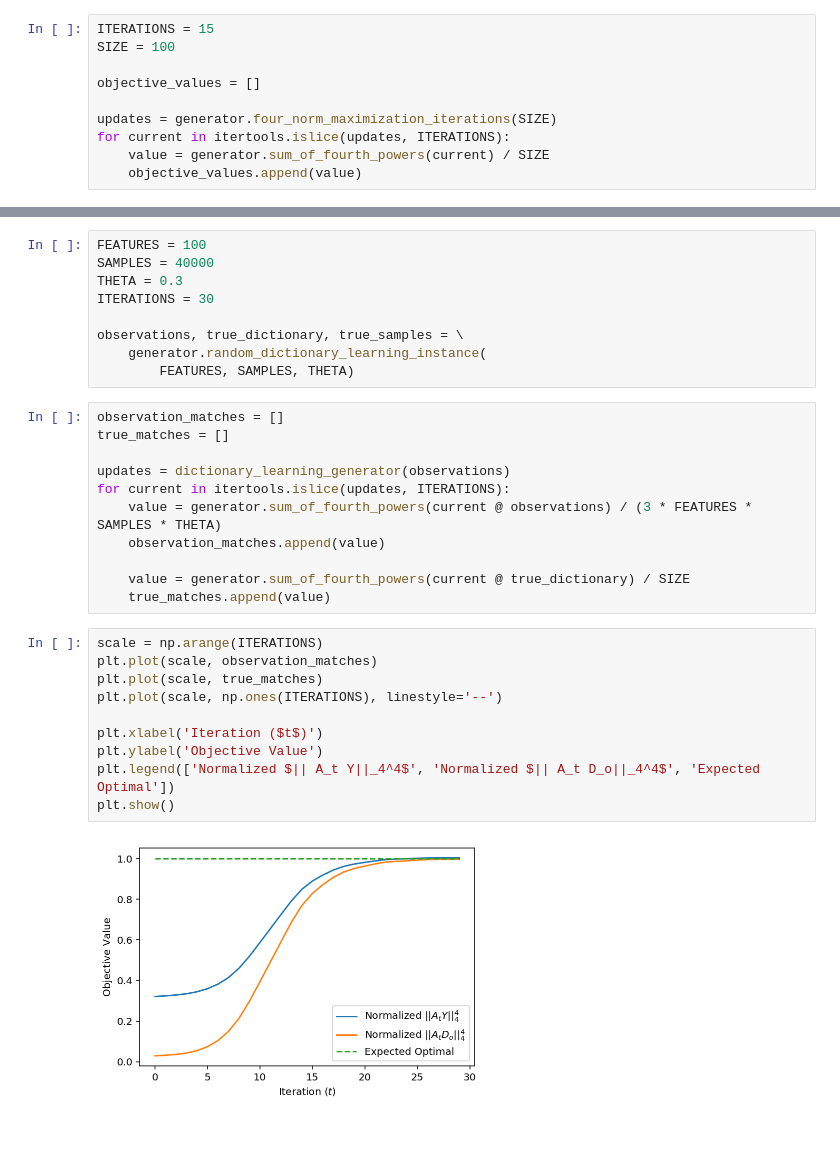
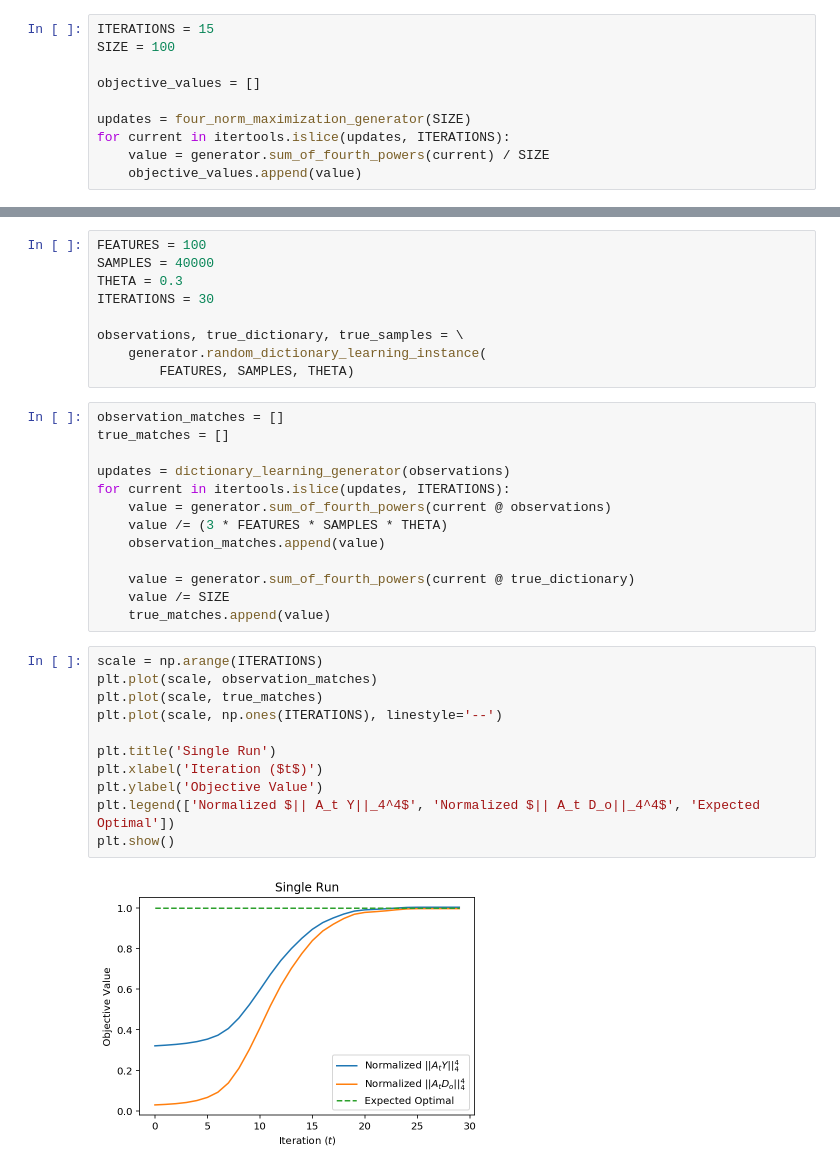
Before and after one commit to hermish/research-scratch, a Jupyter notebook: dictionary-learning/results.ipynb, the cells around one changed output, grey strips where cells are left out. Saved outputs shown, nothing was run; the diff lists cells and outputs as text; blank space fills up the shorter version.

```diff
--- a/dictionary-learning/results.ipynb
+++ b/dictionary-learning/results.ipynb
@@ -39,7 +39,7 @@ SIZE = 100
 
 objective_values = []
 
-updates = generator.four_norm_maximization_iterations(SIZE)
+updates = four_norm_maximization_generator(SIZE)
 for current in itertools.islice(updates, ITERATIONS):
     value = generator.sum_of_fourth_powers(current) / SIZE
     objective_values.append(value)
@@ -71,20 +71,23 @@ true_matches = []
 
 updates = dictionary_learning_generator(observations)
 for current in itertools.islice(updates, ITERATIONS):
-    value = generator.sum_of_fourth_powers(current @ observations) / (3 * FEATURES * SAMPLES * THETA)
+    value = generator.sum_of_fourth_powers(current @ observations)
+    value /= (3 * FEATURES * SAMPLES * THETA)
     observation_matches.append(value)
 
-    value = generator.sum_of_fourth_powers(current @ true_dictionary) / SIZE
+    value = generator.sum_of_fourth_powers(current @ true_dictionary)
+    value /= SIZE
     true_matches.append(value)
 # %%
 scale = np.arange(ITERATIONS)
 plt.plot(scale, observation_matches)
 plt.plot(scale, true_matches)
 plt.plot(scale, np.ones(ITERATIONS), linestyle='--')
 
+plt.title('Single Run')
 plt.xlabel('Iteration ($t$)')
 plt.ylabel('Objective Value')
 plt.legend(['Normalized $|| A_t Y||_4^4$', 'Normalized $|| A_t D_o||_4^4$', 'Expected Optimal'])
 plt.show()
 # %% [output]
-[figure, old version]
+[figure, new version]
```
Also changed, not shown: parts of 4 cells of this notebook.
